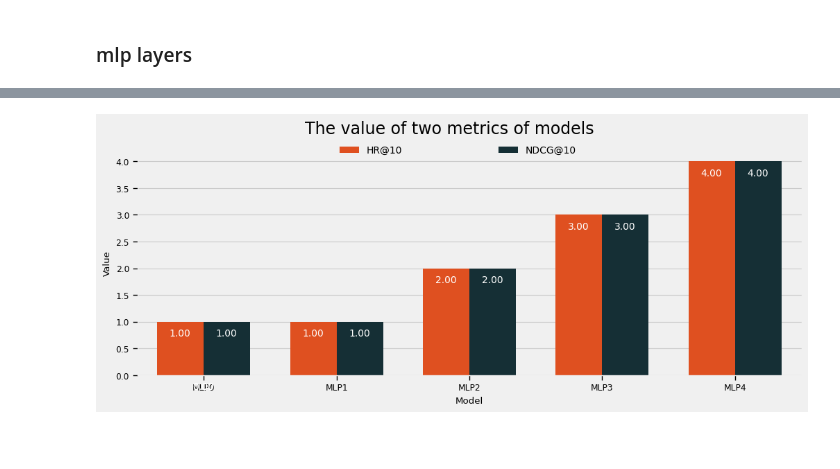
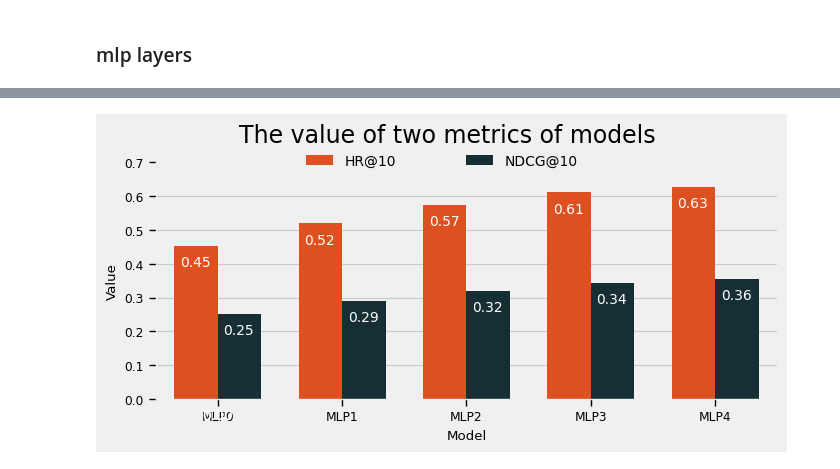
Before and after one commit to SUSTech-STA326/STA326_Assignment3, a Jupyter notebook: ass3.ipynb, the cells around one changed output, grey strips where cells are left out. Drawn from its saved outputs; the diff is of its cells as text; code cells hidden in the pictures; blank space fills up the shorter version.

```diff
--- a/ass3.ipynb
+++ b/ass3.ipynb
@@ -263,9 +173,9 @@ color_list = ["#10323a","#569a4d"]
 custom_palette = sns.color_palette(color_list)
 # %%
 with plt.style.context("fivethirtyeight"), sns.plotting_context(context="paper"):
-    fig = plt.figure(figsize=(7, 4))
+    fig = plt.figure(figsize=(6.5, 3.5))
     bar = sns.barplot(data = df1,x = 'Model', y = 'Value', hue = 'Metric',width = 0.7,palette = custom_palette)
-    plt.legend(bbox_to_anchor=(0.5,0.93),loc = "upper center",ncol = 2,fontsize = 10, frameon = False,bbox_transform=fig.transFigure )
+    plt.legend(bbox_to_anchor=(0.5,0.9),loc = "upper center",ncol = 2,fontsize = 10, frameon = False,bbox_transform=fig.transFigure )
     plt.ylim(0,0.7)
     plt.title("The value of two metrics of models",fontsize = 17,x = 0.47,y = 1.05)
         # 在柱形图上标注数值
@@ -278,6 +188,7 @@ with plt.style.context("fivethirtyeight"), sns.plotting_context(context="paper")
                      fontsize = 10,
                      color = "white")
     # fig.grid(False)
+    plt.tight_layout()
     plt.show()
     fig.savefig("report/3models.svg")
 # %% [output]
@@ -287,8 +198,8 @@ with plt.style.context("fivethirtyeight"), sns.plotting_context(context="paper")
 # %%
 df2 = pd.DataFrame({
     "Model": ["MLP0","MLP1","MLP2","MLP3","MLP4"],
-    "HR@10":[0.4538,0.5197,0.5197,3,4],
-    "NDCG@10":[0.2525,0.2901,2,3,4]
+    "HR@10":[0.4538,0.5197,0.5745,0.6109,0.6278],
+    "NDCG@10":[0.2525,0.2901,0.3196,0.3434,0.3554]
 })
 
 df2 = df2.loc[:,["HR@10","NDCG@10"]].stack().reset_index().rename(columns={"level_1":"Metric",0:"Value","level_0":"Model"})
@@ -309,23 +220,24 @@ df2
 # %%
 color_list2 = ["#ff4000","#10323a"]
 custom_palette2 = sns.color_palette(color_list2)
 
 with plt.style.context("fivethirtyeight"), sns.plotting_context(context="paper"):
-    fig = plt.figure(figsize=(11, 4))
+    fig = plt.figure(figsize=(7, 3.5))
     bar = sns.barplot(data = df2,x = 'Model', y = 'Value', hue = 'Metric',width = 0.7,palette=custom_palette2)
-    plt.legend(bbox_to_anchor=(0.5,0.93),loc = "upper center",ncol = 2,fontsize = 10, frameon = False,bbox_transform=fig.transFigure , columnspacing = 10)
-    # plt.ylim(0,0.7)
+    plt.legend(bbox_to_anchor=(0.5,0.9),loc = "upper center",ncol = 2,fontsize = 10, frameon = False,bbox_transform=fig.transFigure , columnspacing = 5)
+    plt.ylim(0,0.7)
     plt.title("The value of two metrics of models",fontsize = 17,x = 0.47,y = 1.05)
         # 在柱形图上标注数值
     for p in bar.patches:
         bar.annotate(format(p.get_height(), '.2f'),
                      (p.get_x() + p.get_width() / 2., p.get_height()),
                      ha = 'center', va = 'center',
                      xytext = (-0.5, -12),
                      textcoords = 'offset points',
                      fontsize = 10,
                      color = "white")
+    plt.tight_layout()
     plt.show()
     fig.savefig("report/MLP.svg")
 # %% [output]
-[figure, old version]
+[figure, new version]
```
Also changed, not shown: parts of 6 cells of this notebook, 5 other files.
